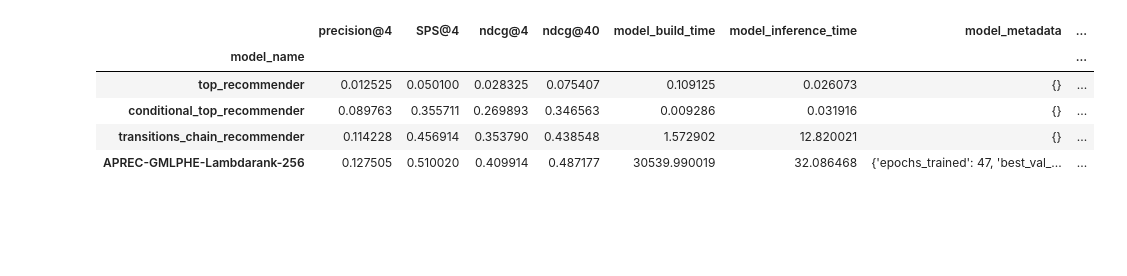
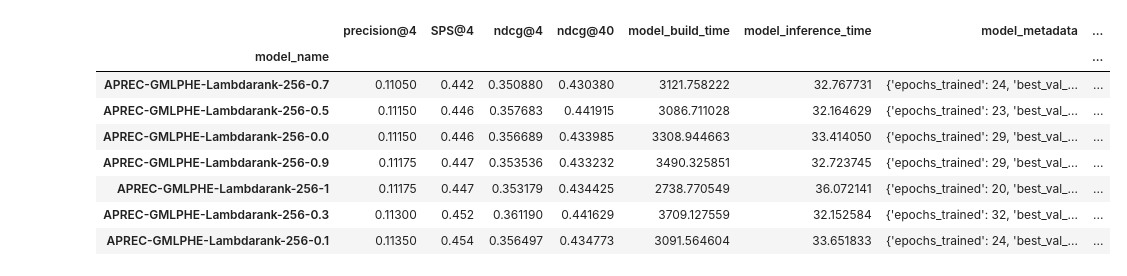
Before and after one commit to asash/gptrec_rl, a Jupyter notebook: evaluation/Results_analysis.ipynb, the cells around one changed output. Saved outputs shown, nothing was run; the diff lists cells and outputs as text; code cells hidden in the pictures; blank space fills up the shorter version.

Commit message:
prepared for full launch with few small target decay values

```diff
--- a/evaluation/Results_analysis.ipynb
+++ b/evaluation/Results_analysis.ipynb
@@ -61,18 +61,21 @@ def get_data_from_logs(logfile, experiment_num):
 def moving_average(x, w):
     return np.convolve(x, np.ones(w), 'valid') / w
 # %%
-experiment_logs = './results/booking_config_2021_01_16T14_07_20/stdout'
+experiment_logs = './results/booking_config_2021_01_18T07_46_55/stdout'
 data = get_data_from_logs(experiment_logs, 0)
 # %%
-df = pd.DataFrame(data).set_index('model_name').sort_values('ndcg@40')
+df = pd.DataFrame(data).set_index('model_name').sort_values('SPS@4')
 df
 # %% [output]
 |  | precision@4 | SPS@4 | ndcg@4 | ndcg@40 | model_build_time | model_inference_time | model_metadata | ... |
 | model_name |  |  |  |  |  |  |  | ... |
-| top_recommender | 0.012525 | 0.050100 | 0.028325 | 0.075407 | 0.109125 | 0.026073 | {} | ... |
-| conditional_top_recommender | 0.089763 | 0.355711 | 0.269893 | 0.346563 | 0.009286 | 0.031916 | {} | ... |
-| transitions_chain_recommender | 0.114228 | 0.456914 | 0.353790 | 0.438548 | 1.572902 | 12.820021 | {} | ... |
-| APREC-GMLPHE-Lambdarank-256 | 0.127505 | 0.510020 | 0.409914 | 0.487177 | 30539.990019 | 32.086468 | {'epochs_trained': 47, 'best_val_... | ... |
+| APREC-GMLPHE-Lambdarank-256-0.7 | 0.11050 | 0.442 | 0.350880 | 0.430380 | 3121.758222 | 32.767731 | {'epochs_trained': 24, 'best_val_... | ... |
+| APREC-GMLPHE-Lambdarank-256-0.5 | 0.11150 | 0.446 | 0.357683 | 0.441915 | 3086.711028 | 32.164629 | {'epochs_trained': 23, 'best_val_... | ... |
+| APREC-GMLPHE-Lambdarank-256-0.0 | 0.11150 | 0.446 | 0.356689 | 0.433985 | 3308.944663 | 33.414050 | {'epochs_trained': 29, 'best_val_... | ... |
+| APREC-GMLPHE-Lambdarank-256-0.9 | 0.11175 | 0.447 | 0.353536 | 0.433232 | 3490.325851 | 32.723745 | {'epochs_trained': 29, 'best_val_... | ... |
+| APREC-GMLPHE-Lambdarank-256-1 | 0.11175 | 0.447 | 0.353179 | 0.434425 | 2738.770549 | 36.072141 | {'epochs_trained': 20, 'best_val_... | ... |
+| APREC-GMLPHE-Lambdarank-256-0.3 | 0.11300 | 0.452 | 0.361190 | 0.441629 | 3709.127559 | 32.152584 | {'epochs_trained': 32, 'best_val_... | ... |
+| APREC-GMLPHE-Lambdarank-256-0.1 | 0.11350 | 0.454 | 0.356497 | 0.434773 | 3091.564604 | 33.651833 | {'epochs_trained': 24, 'best_val_... | ... |
 # %%
 def get_metric(metric_history, metric_name):
     result = []
```
Also changed, not shown: parts of 11 cells of this notebook, 1 other file.
